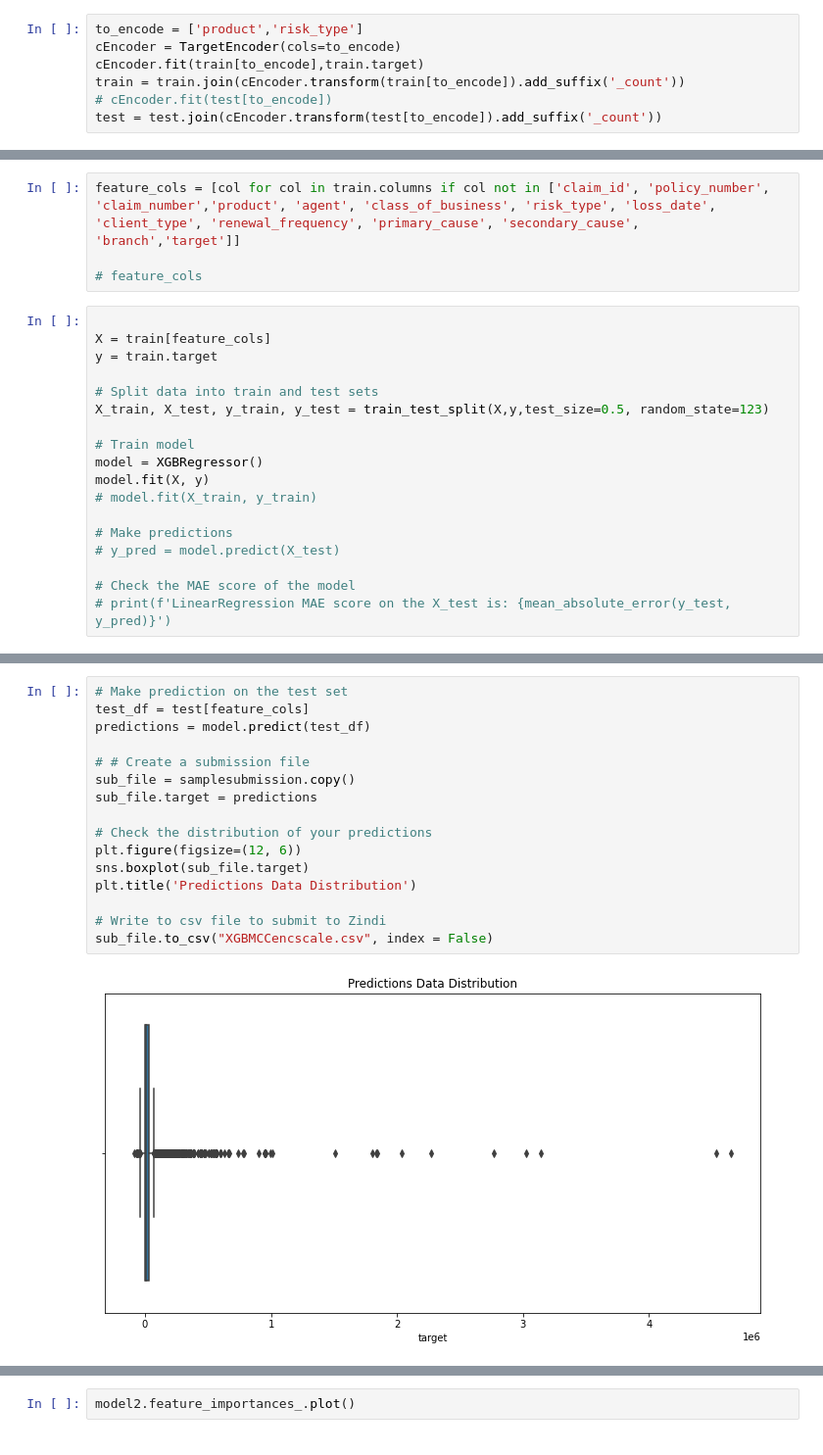
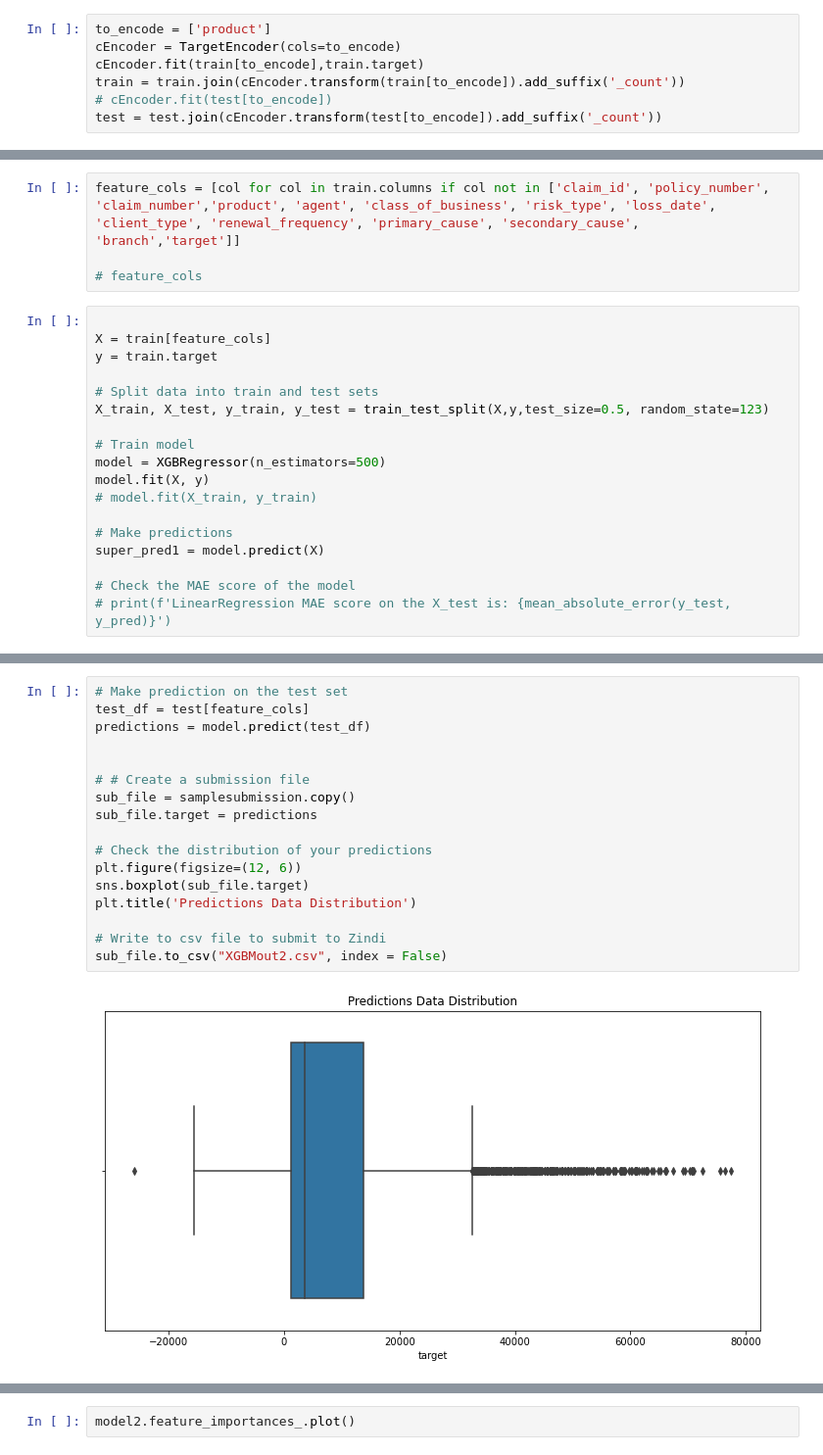
Before and after one commit to simiel/2022UHA, a Jupyter notebook: notebook/2.ipynb, the cells around one changed output, grey strips where cells are left out. Shown: that part at 98% size. Saved outputs shown, nothing was run; the diff lists cells and outputs as text.

```diff
--- a/notebook/2.ipynb
+++ b/notebook/2.ipynb
@@ -100,7 +97,7 @@ data.shape
 # %% [output]
 (13395, 257)
 # %%
-to_encode = ['product','risk_type']
+to_encode = ['product']
 cEncoder = TargetEncoder(cols=to_encode)
 cEncoder.fit(train[to_encode],train.target)
 train = train.join(cEncoder.transform(train[to_encode]).add_suffix('_count'))
@@ -143,12 +130,12 @@ y = train.target
 X_train, X_test, y_train, y_test = train_test_split(X,y,test_size=0.5, random_state=123)
 
 # Train model
-model = XGBRegressor()
+model = XGBRegressor(n_estimators=500)
 model.fit(X, y)
 # model.fit(X_train, y_train)
 
 # Make predictions
-# y_pred = model.predict(X_test)
+super_pred1 = model.predict(X)
 
 # Check the MAE score of the model
 # print(f'LinearRegression MAE score on the X_test is: {mean_absolute_error(y_test, y_pred)}')
@@ -178,21 +156,22 @@ LGBMRegressor()
 # %%
 # Make prediction on the test set
 test_df = test[feature_cols]
 predictions = model.predict(test_df)
+
 
 # # Create a submission file
 sub_file = samplesubmission.copy()
 sub_file.target = predictions
 
 # Check the distribution of your predictions
 plt.figure(figsize=(12, 6))
 sns.boxplot(sub_file.target)
 plt.title('Predictions Data Distribution')
 
 # Write to csv file to submit to Zindi
-sub_file.to_csv("XGBMCCencscale.csv", index = False)
+sub_file.to_csv("XGBMout2.csv", index = False)
 # %% [output]
-[figure, old version]
+[figure, new version]
 # %%
 # Make prediction on the test set
 test_df = test[feature_cols]
```
Also changed, not shown: parts of 15 cells of this notebook, 7 other files.
